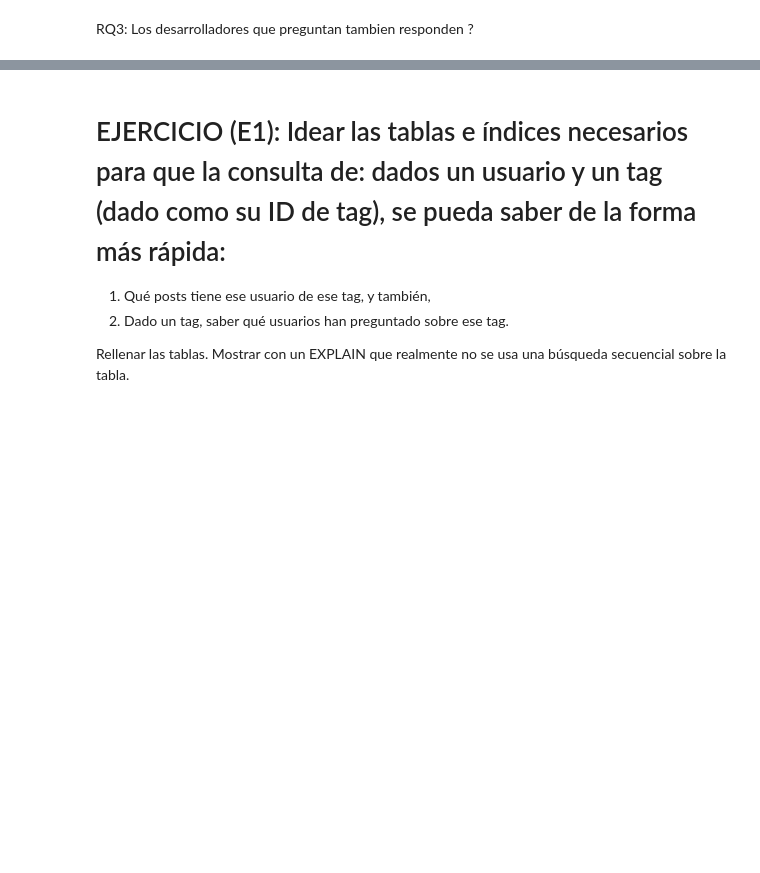
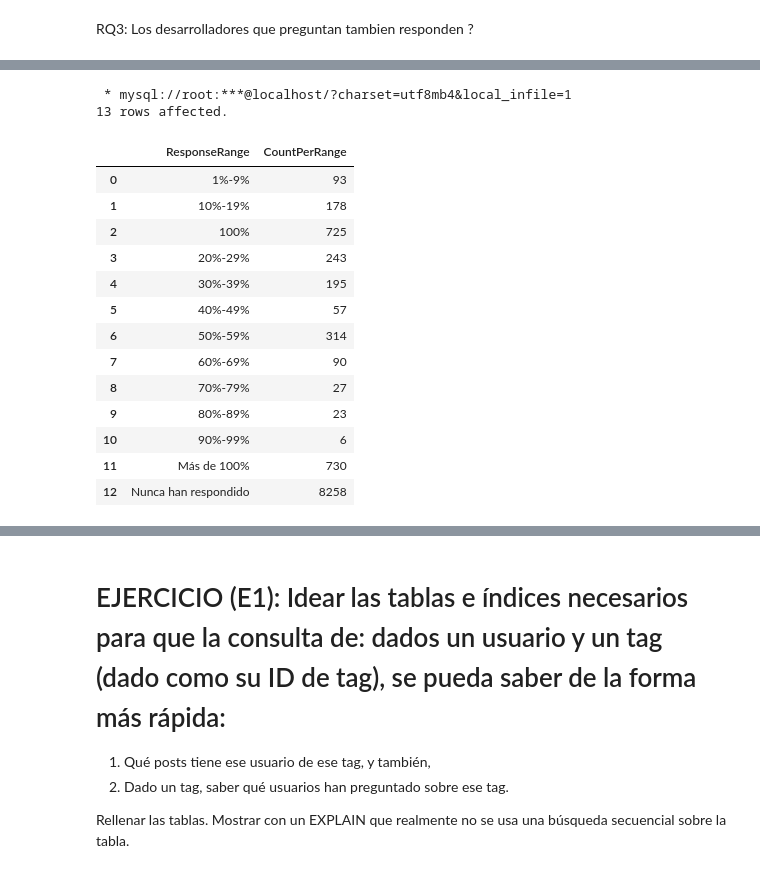
Before and after one commit to alvumu/BDGE, a Jupyter notebook: sql/sesion2.ipynb, the cells around one changed output, grey strips where cells are left out. Drawn from its saved outputs; the diff is of its cells as text; code cells hidden in the pictures; blank space fills up the shorter version.

```diff
--- a/sql/sesion2.ipynb
+++ b/sql/sesion2.ipynb
@@ -889,0 +877,68 @@ KeyboardInterrupt: ignored
+# %%
+%%sql
+SELECT
+    ResponseRange,
+    COUNT(*) AS CountPerRange
+FROM (
+    SELECT
+        CASE
+            WHEN ResponsePercentage = 0 THEN 'Nunca han respondido'
+            WHEN ResponsePercentage BETWEEN 1 AND 9 THEN '1%-9%'
+            WHEN ResponsePercentage BETWEEN 10 AND 19 THEN '10%-19%'
+            WHEN ResponsePercentage BETWEEN 20 AND 29 THEN '20%-29%'
+            WHEN ResponsePercentage BETWEEN 30 AND 39 THEN '30%-39%'
+            WHEN ResponsePercentage BETWEEN 40 AND 49 THEN '40%-49%'
+            WHEN ResponsePercentage BETWEEN 50 AND 59 THEN '50%-59%'
+            WHEN ResponsePercentage BETWEEN 60 AND 69 THEN '60%-69%'
+            WHEN ResponsePercentage BETWEEN 70 AND 79 THEN '70%-79%'
+            WHEN ResponsePercentage BETWEEN 80 AND 89 THEN '80%-89%'
+            WHEN ResponsePercentage BETWEEN 90 AND 99 THEN '90%-99%'
+            WHEN ResponsePercentage = 100 THEN '100%'
+            WHEN ResponsePercentage > 100 THEN 'Más de 100%'
+            ELSE
+              'Nunca han respondido'
+        END AS ResponseRange
+    FROM (
+        SELECT
+            AskedQuestions,
+            AnsweredQuestions,
+            CASE
+                WHEN AskedQuestions > 0 THEN (AnsweredQuestions * 100.0) / AskedQuestions
+                ELSE 0
+            END AS ResponsePercentage
+        FROM (
+            SELECT
+                (
+                    SELECT COUNT(*)
+                    FROM Posts AS p1
+                    WHERE p1.OwnerUserId = u.Id AND p1.PostTypeId = 1
+                ) AS AskedQuestions,
+                (
+                    SELECT COUNT(*)
+                    FROM Posts AS p2
+                    WHERE p2.OwnerUserId = u.Id AND p2.PostTypeId = 2
+                ) AS AnsweredQuestions
+            FROM Users AS u
+        ) As SubQuery
+        WHERE AskedQuestions > 0
+    ) AS OriginalQuery
+) AS RangedData
+GROUP BY ResponseRange
+ORDER BY ResponseRange;
+# %% [output]
+ * mysql://root:***@localhost/?charset=utf8mb4&local_infile=1
+13 rows affected.
+|  | ResponseRange | CountPerRange |
+| 0 | 1%-9% | 93 |
+| 1 | 10%-19% | 178 |
+| 2 | 100% | 725 |
+| 3 | 20%-29% | 243 |
+| 4 | 30%-39% | 195 |
+| 5 | 40%-49% | 57 |
+| 6 | 50%-59% | 314 |
+| 7 | 60%-69% | 90 |
+| 8 | 70%-79% | 27 |
+| 9 | 80%-89% | 23 |
+| 10 | 90%-99% | 6 |
+| 11 | Más de 100% | 730 |
+| 12 | Nunca han respondido | 8258 |
```
Also changed, not shown: parts of 29 cells of this notebook.
